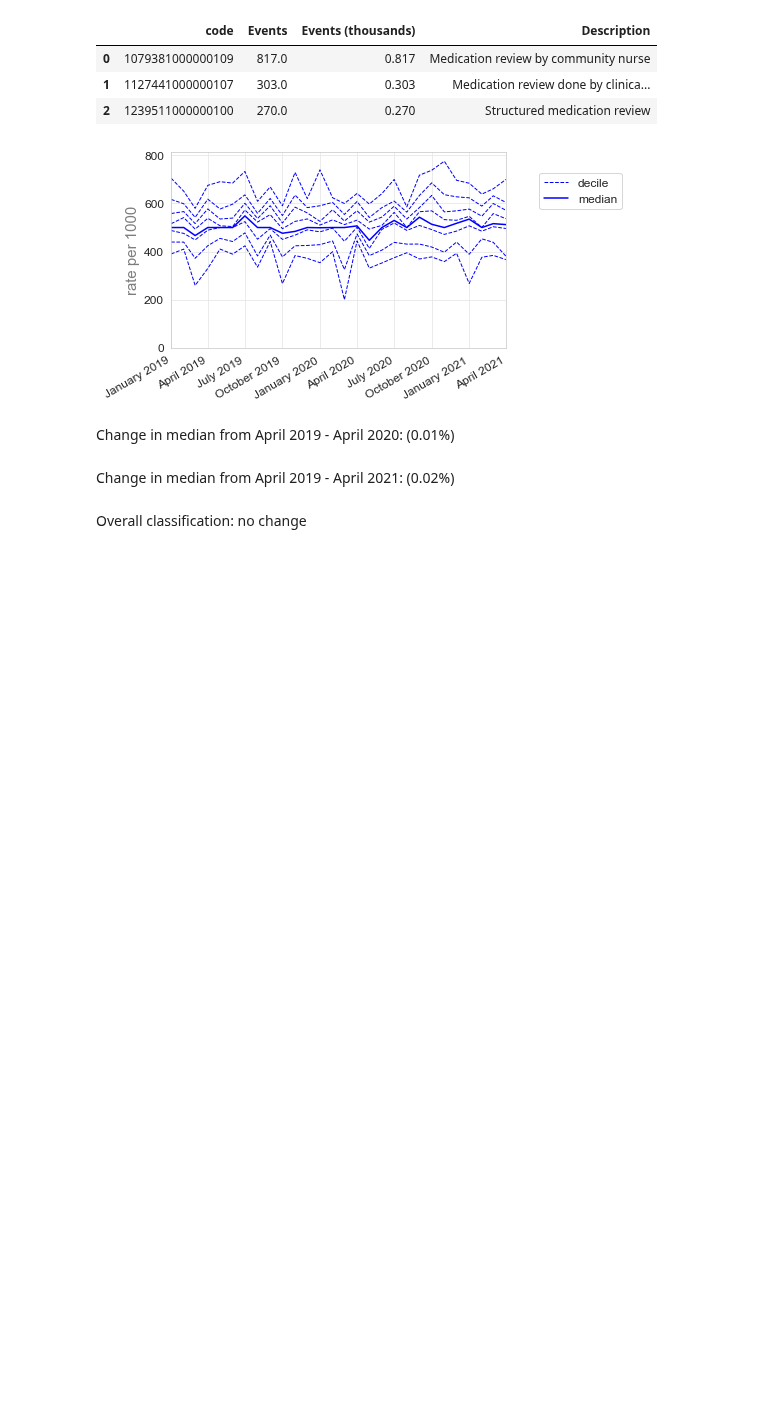
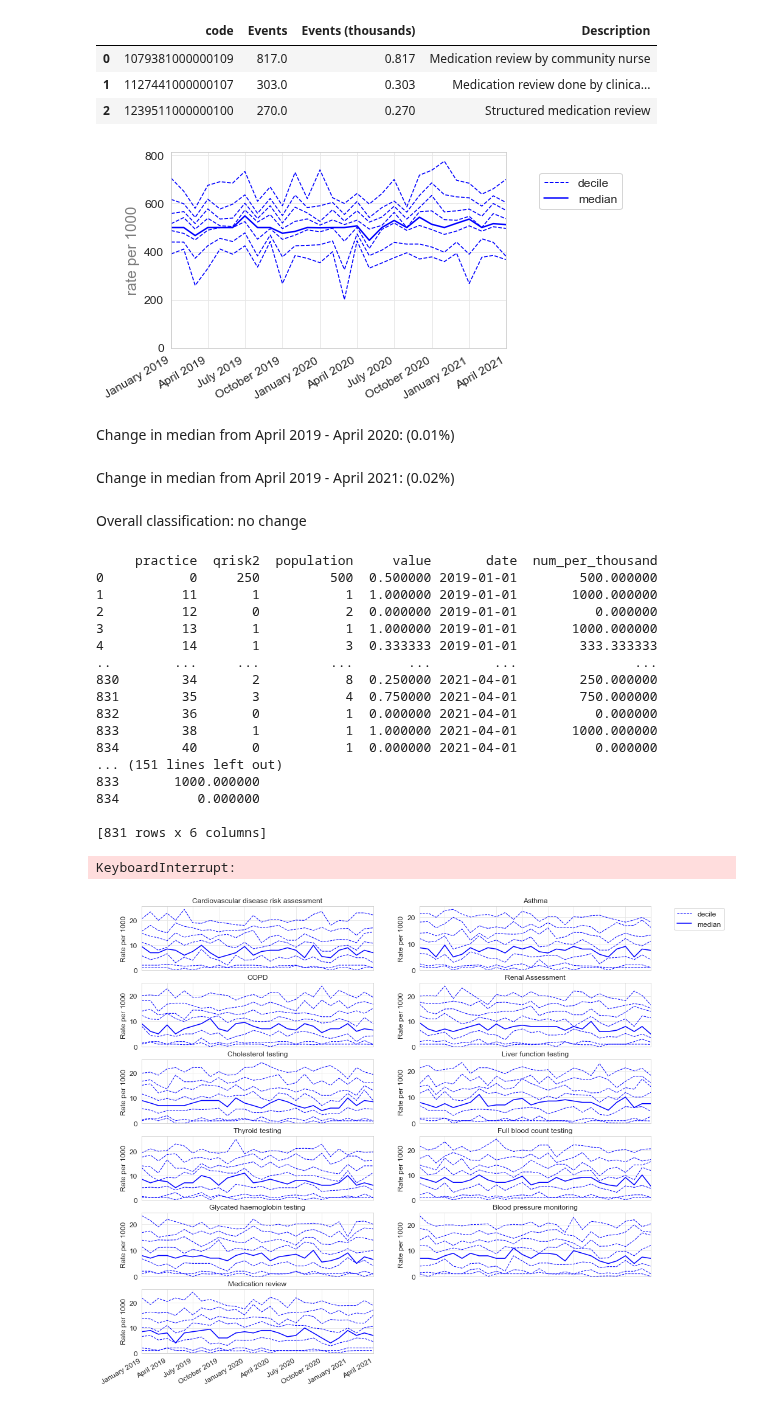
Before and after one commit to opensafely/SRO-Measures, a Jupyter notebook: notebooks/sentinel_measures.ipynb, the cells around one changed output. Drawn from its saved outputs; the diff is of its cells as text; code cells hidden in the pictures; blank space fills up the shorter version.

Commit message:
plot correct column

```diff
--- a/notebooks/sentinel_measures.ipynb
+++ b/notebooks/sentinel_measures.ipynb
@@ -509,33 +509,56 @@ def deciles_chart_subplots(
 x = np.arange(0, 6, 1)
 y = np.arange(0, 2, 1)
 
 axs_list = [(i, j) for i in x for j in y]
 fig, axs = plt.subplots(6, 2, figsize=(15,15), sharex='col')
 fig.delaxes(axs[5, 1])
 
 sentinel_measures = ["qrisk2", "asthma", "copd", "sodium", "cholesterol", "alt", "tsh", "rbc", 'hba1c', 'systolic_bp', 'medication_review']
 
 titles = ['Cardiovascular disease risk assessment', 'Asthma', 'COPD', 'Renal Assessment', 'Cholesterol testing', 'Liver function testing', 'Thyroid testing', 'Full blood count testing', 'Glycated haemoglobin testing', 'Blood pressure monitoring', 'Medication review']
 
 for x, measure in enumerate(sentinel_measures):
-    calculate_rate(data_dict[measure], measure, "population")
+
+    df = data_dict_practice[measure]
+    calculate_rate(df, measure, "population")
+
 
     if axs_list[x] == (0, 1):
         show_legend = True
 
     else:
         show_legend=False
 
 
 
-    deciles_chart_subplots(data_dict[measure],
+    deciles_chart_subplots(df,
         period_column='date',
-        column=measure,
+        column='num_per_thousand',
         title=titles[x],
         ylabel="Rate per 1000",
         show_outer_percentiles=False,
         show_legend=show_legend,
         ax=axs[axs_list[x]])
 
 fig.savefig('../output/sentinel_measures_subplots.png')
 plt.close()
+# %% [output]
+     practice  qrisk2  population     value       date  num_per_thousand
+0           0     250         500  0.500000 2019-01-01        500.000000
+1          11       1           1  1.000000 2019-01-01       1000.000000
+2          12       0           2  0.000000 2019-01-01          0.000000
+3          13       1           1  1.000000 2019-01-01       1000.000000
+4          14       1           3  0.333333 2019-01-01        333.333333
+..        ...     ...         ...       ...        ...               ...
+830        34       2           8  0.250000 2021-04-01        250.000000
+831        35       3           4  0.750000 2021-04-01        750.000000
+832        36       0           1  0.000000 2021-04-01          0.000000
+833        38       1           1  1.000000 2021-04-01       1000.000000
+834        40       0           1  0.000000 2021-04-01          0.000000
+... (151 lines left out)
+833       1000.000000
+834          0.000000
+
+[831 rows x 6 columns]
+KeyboardInterrupt:
+[figure, added]
```
